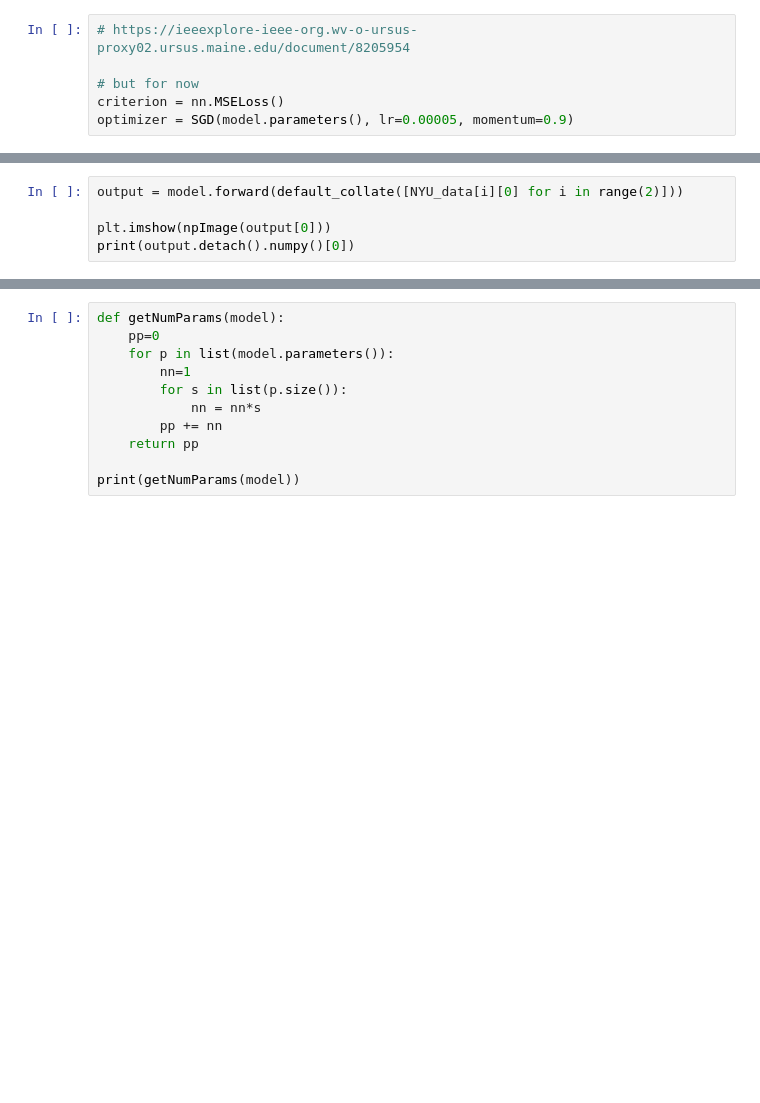
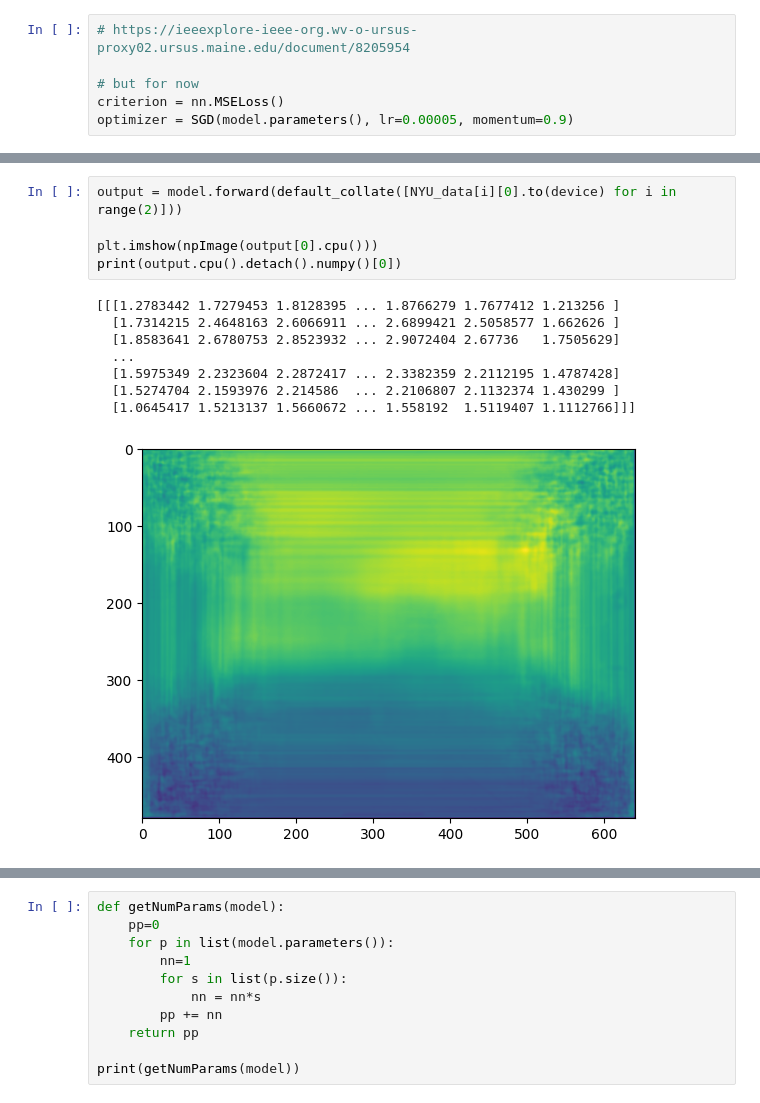
Before and after one commit to BoppleOpple/MonocularDepthPredictor, a Jupyter notebook: depthPredictor.ipynb, the cells around one changed output, grey strips where cells are left out. Drawn from its saved outputs; the diff is of its cells as text; blank space fills up the shorter version.

```diff
--- a/depthPredictor.ipynb
+++ b/depthPredictor.ipynb
@@ -321,7 +344,16 @@ plt.plot(range(len(v_losses)), v_losses)
 # %%
-output = model.forward(default_collate([NYU_data[i][0] for i in range(2)]))
+output = model.forward(default_collate([NYU_data[i][0].to(device) for i in range(2)]))
 
-plt.imshow(npImage(output[0]))
-print(output.detach().numpy()[0])
+plt.imshow(npImage(output[0].cpu()))
+print(output.cpu().detach().numpy()[0])
+# %% [output]
+[[[1.2783442 1.7279453 1.8128395 ... 1.8766279 1.7677412 1.213256 ]
+  [1.7314215 2.4648163 2.6066911 ... 2.6899421 2.5058577 1.662626 ]
+  [1.8583641 2.6780753 2.8523932 ... 2.9072404 2.67736   1.7505629]
+  ...
+  [1.5975349 2.2323604 2.2872417 ... 2.3382359 2.2112195 1.4787428]
+  [1.5274704 2.1593976 2.214586  ... 2.2106807 2.1132374 1.430299 ]
+  [1.0645417 1.5213137 1.5660672 ... 1.558192  1.5119407 1.1112766]]]
+[figure, added]
 # %%
 plot_images = [npImage(torch.mul(NYU_data[i][0], 255)) for i in range(num_shown)]
```
Also changed, not shown: parts of 10 cells of this notebook.
